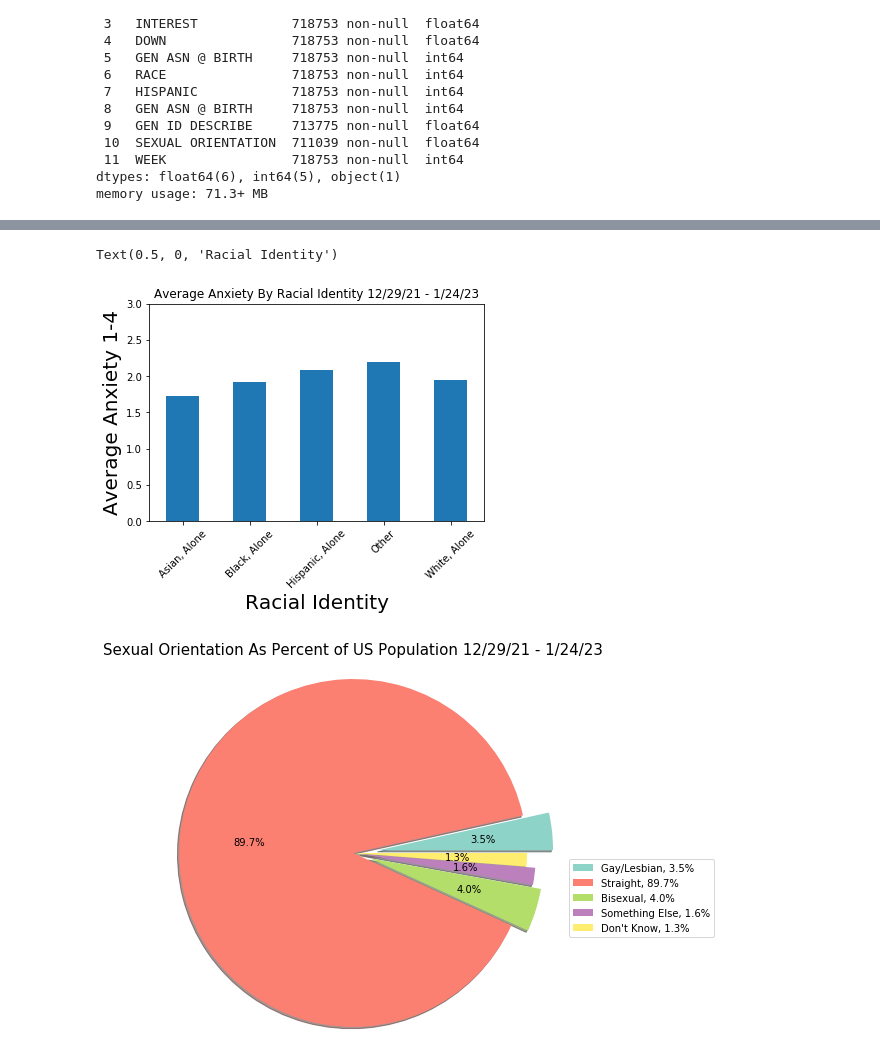
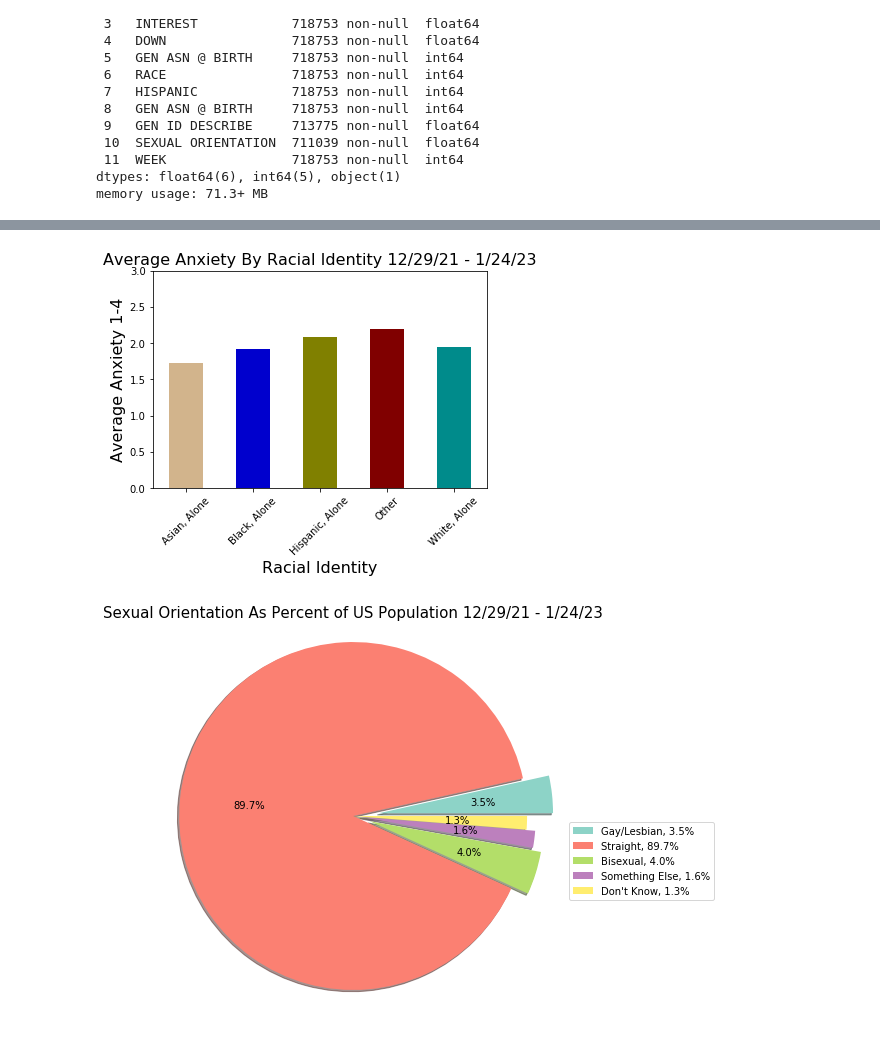
Before and after one commit to ginaleonardi/project_1, a Jupyter notebook: josh1.ipynb, the cells around one changed output, grey strips where cells are left out. Saved outputs shown, nothing was run; the diff lists cells and outputs as text; code cells hidden in the pictures; blank space fills up the shorter version.

Commit message:
Update josh1.ipynb
colors on all bar graphs

```diff
--- a/josh1.ipynb
+++ b/josh1.ipynb
@@ -176,17 +130,17 @@ Text(0.5, 1.0, 'Average Anxiety Level By Gender 12/29/21 - 1/24/23')
 [figure]
 # %%
 race_anxiety = clean_df['ANXIOUS'].groupby(clean_df['RACE_String']).mean()
-#race_axiety
-race_bar= race_anxiety.plot(kind='bar',rot=45 )
+colors1 = ['tan','mediumblue', 'olive','maroon', 'darkcyan']
+race_bar= race_anxiety.plot(kind='bar',rot=45, color=colors1)
 plt.ylim(0,3)
-plt.ylabel('Average Anxiety 1-4',fontsize= 20)
-plt.title('Average Anxiety By Racial Identity 12/29/21 - 1/24/23')
-plt.xlabel('Racial Identity',fontsize= 20)
+plt.ylabel('Average Anxiety 1-4',fontsize= 16)
+plt.title('Average Anxiety By Racial Identity 12/29/21 - 1/24/23',fontsize=16)
+plt.xlabel('Racial Identity',fontsize= 16)
+plt.show()
 
 #race_bar.set_xticklabels(clean_df['RACE_String'],rotation=90)
 # %% [output]
-Text(0.5, 0, 'Racial Identity')
-[figure, old version]
+[figure, new version]
 # %%
 o_counts = clean_df['SCRAM'].groupby(clean_df['SEXUAL ORIENTATION']).count()
 labels = ['Gay/Lesbian', 'Straight', 'Bisexual', 'Something Else','Don\'t Know']
```
Also changed, not shown: parts of 4 cells of this notebook.
